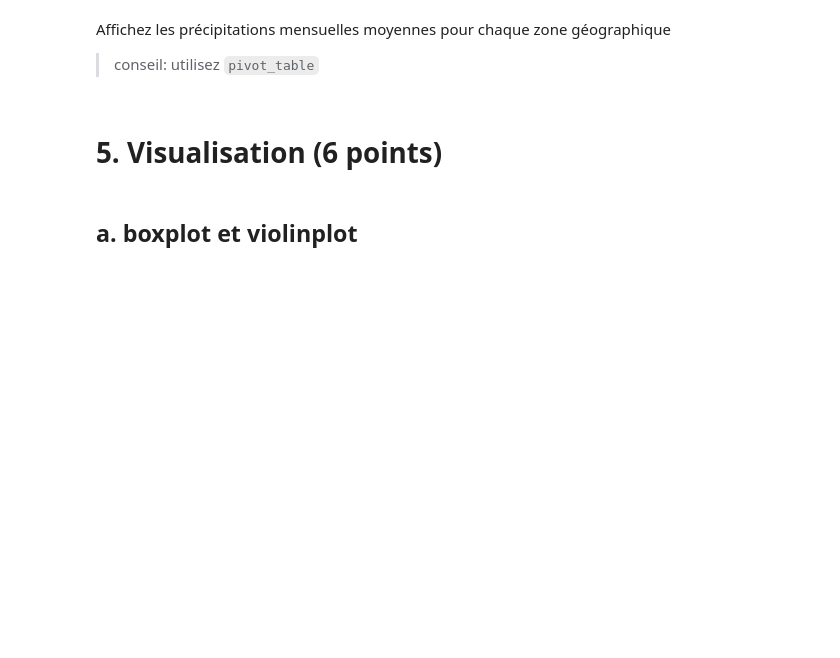
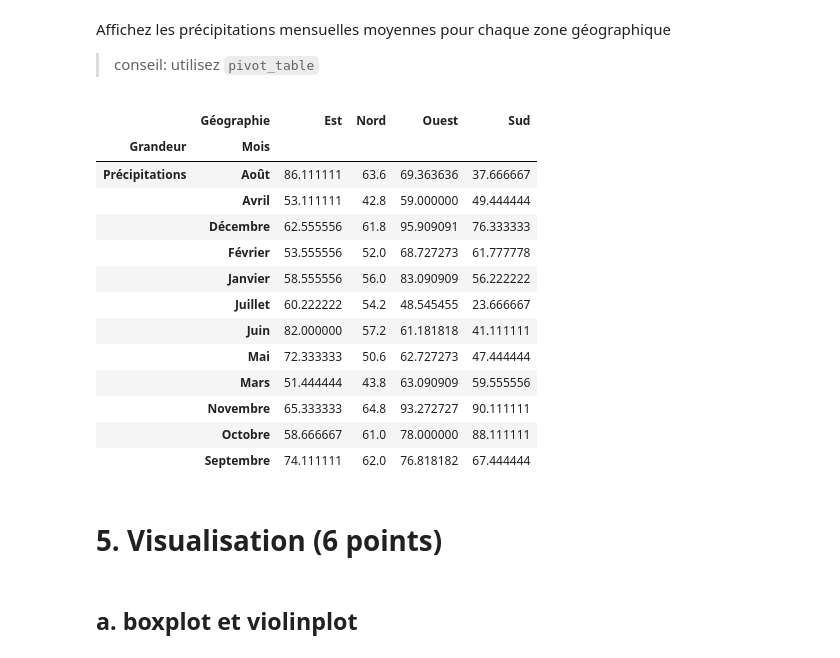
Before and after one commit to campusplage/compte-rendus-pellegrin-nagaratnam, a Jupyter notebook: TP1_pandas.ipynb, the cells around one changed output. Drawn from its saved outputs; the diff is of its cells as text; code cells hidden in the pictures; blank space fills up the shorter version.

```diff
--- a/TP1_pandas.ipynb
+++ b/TP1_pandas.ipynb
@@ -343,3 +371,22 @@ Affichez les précipitations mensuelles moyennes pour chaque zone géographique
+# %%
+# précipitations mensuelles moyennes
+import numpy # on import numpy
+pandas.pivot_table(data.reset_index()[['Précipitations','Géographie']], columns='Géographie', aggfunc=numpy.mean)
+# %% [output]
+|  | Géographie | Est | Nord | Ouest | Sud |
+| Grandeur | Mois |  |  |  |  |
+| Précipitations | Août | 86.111111 | 63.6 | 69.363636 | 37.666667 |
+|  | Avril | 53.111111 | 42.8 | 59.000000 | 49.444444 |
+|  | Décembre | 62.555556 | 61.8 | 95.909091 | 76.333333 |
+|  | Février | 53.555556 | 52.0 | 68.727273 | 61.777778 |
+|  | Janvier | 58.555556 | 56.0 | 83.090909 | 56.222222 |
+|  | Juillet | 60.222222 | 54.2 | 48.545455 | 23.666667 |
+|  | Juin | 82.000000 | 57.2 | 61.181818 | 41.111111 |
+|  | Mai | 72.333333 | 50.6 | 62.727273 | 47.444444 |
+|  | Mars | 51.444444 | 43.8 | 63.090909 | 59.555556 |
+|  | Novembre | 65.333333 | 64.8 | 93.272727 | 90.111111 |
+|  | Octobre | 58.666667 | 61.0 | 78.000000 | 88.111111 |
+|  | Septembre | 74.111111 | 62.0 | 76.818182 | 67.444444 |
 # %% [markdown]
 # 5. Visualisation (6 points)
 # %% [markdown]
```
Also changed, not shown: parts of 7 cells of this notebook.
